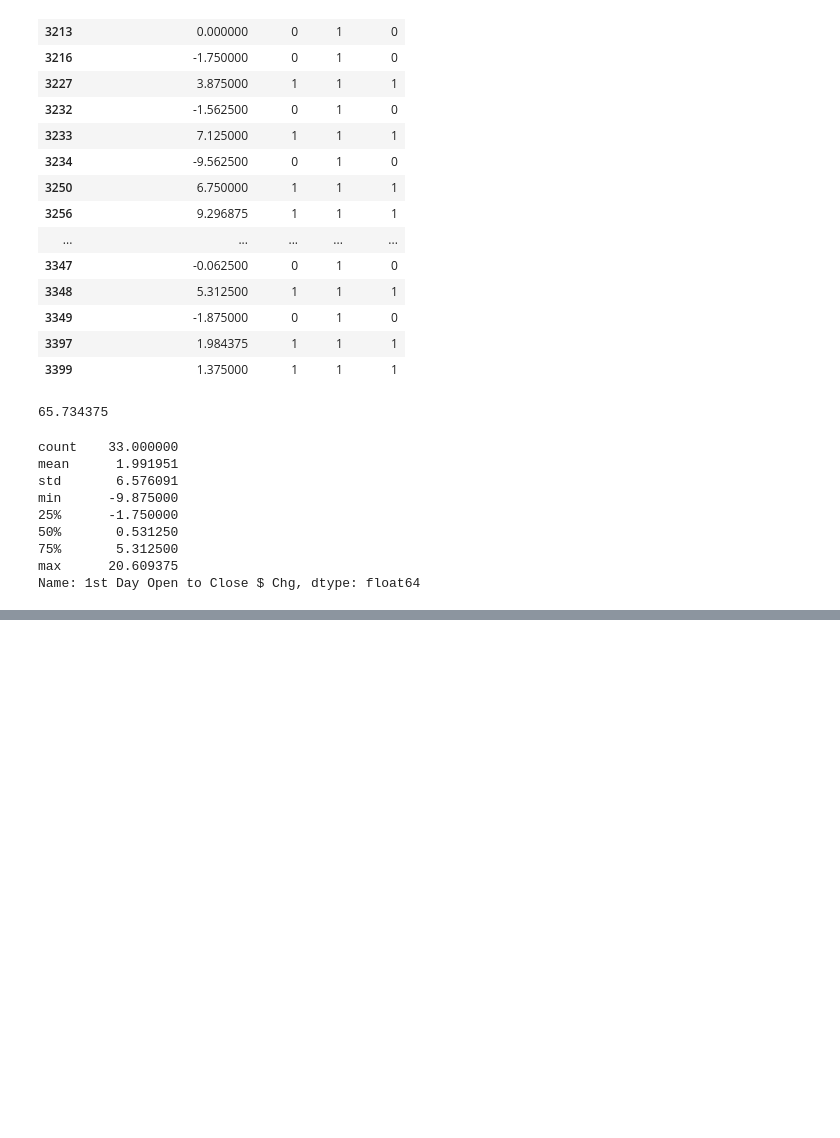
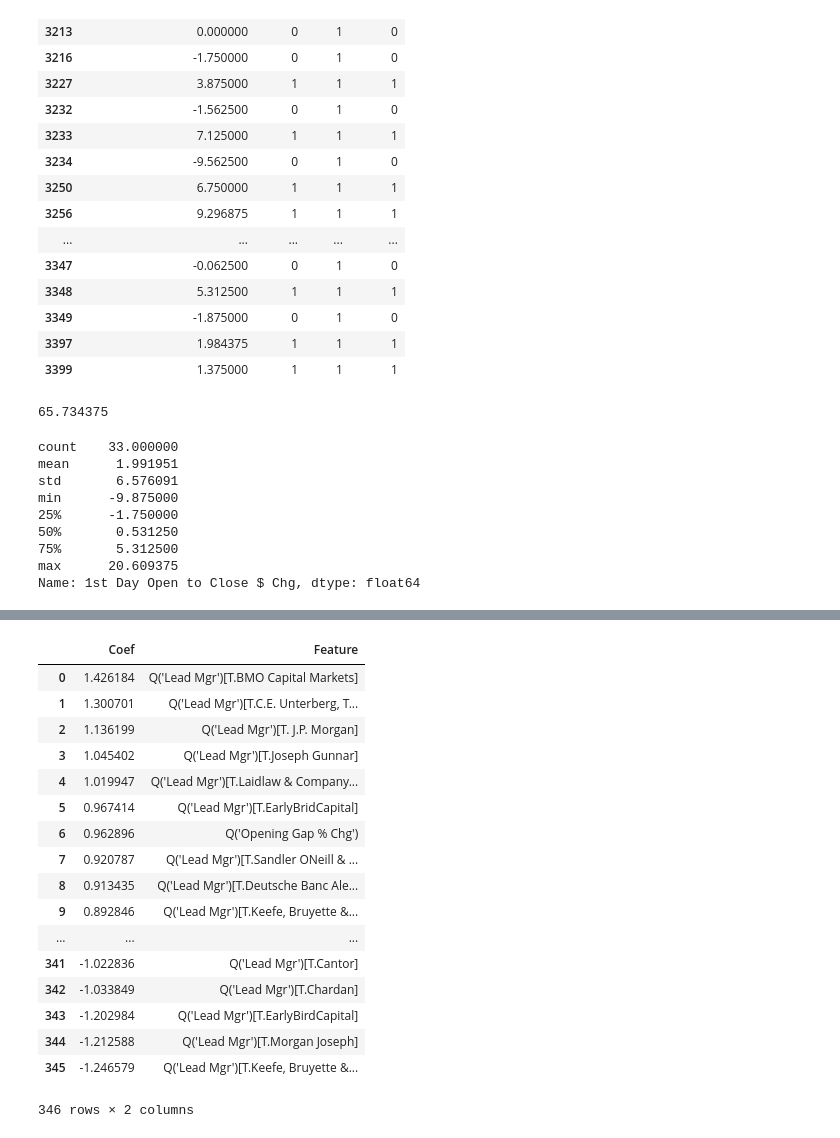
Before and after one commit to ylee9107/ML_app_Forecast_IPOmarket, a Jupyter notebook: ML_app_Forecast_IPOmarket.ipynb, the cells around one changed output, grey strips where cells are left out. Saved outputs shown, nothing was run; the diff lists cells and outputs as text; code cells hidden in the pictures; blank space fills up the shorter version.

```diff
--- a/ML_app_Forecast_IPOmarket.ipynb
+++ b/ML_app_Forecast_IPOmarket.ipynb
@@ -733,0 +740,25 @@ From the count above, the model have suggest to trade in 33 IPOs, which have an
+# %%
+# Important Features:
+
+features_df = pd.DataFrame(X_train.columns, model.coef_.T).reset_index()
+features_df.columns = ['Coef', 'Feature']
+features_df.sort_values('Coef', ascending = 0).reset_index(drop = True)
+# %% [output]
+|  | Coef | Feature |
+| 0 | 1.426184 | Q('Lead Mgr')[T.BMO Capital Markets] |
+| 1 | 1.300701 | Q('Lead Mgr')[T.C.E. Unterberg, T... |
+| 2 | 1.136199 | Q('Lead Mgr')[T. J.P. Morgan] |
+| 3 | 1.045402 | Q('Lead Mgr')[T.Joseph Gunnar] |
+| 4 | 1.019947 | Q('Lead Mgr')[T.Laidlaw & Company... |
+| 5 | 0.967414 | Q('Lead Mgr')[T.EarlyBridCapital] |
+| 6 | 0.962896 | Q('Opening Gap % Chg') |
+| 7 | 0.920787 | Q('Lead Mgr')[T.Sandler ONeill & ... |
+| 8 | 0.913435 | Q('Lead Mgr')[T.Deutsche Banc Ale... |
+| 9 | 0.892846 | Q('Lead Mgr')[T.Keefe, Bruyette &... |
+| ... | ... | ... |
+| 341 | -1.022836 | Q('Lead Mgr')[T.Cantor] |
+| 342 | -1.033849 | Q('Lead Mgr')[T.Chardan] |
+| 343 | -1.202984 | Q('Lead Mgr')[T.EarlyBirdCapital] |
+| 344 | -1.212588 | Q('Lead Mgr')[T.Morgan Joseph] |
+| 345 | -1.246579 | Q('Lead Mgr')[T.Keefe, Bruyette &... |
+346 rows × 2 columns
```
Also changed, not shown: parts of 21 cells of this notebook.
